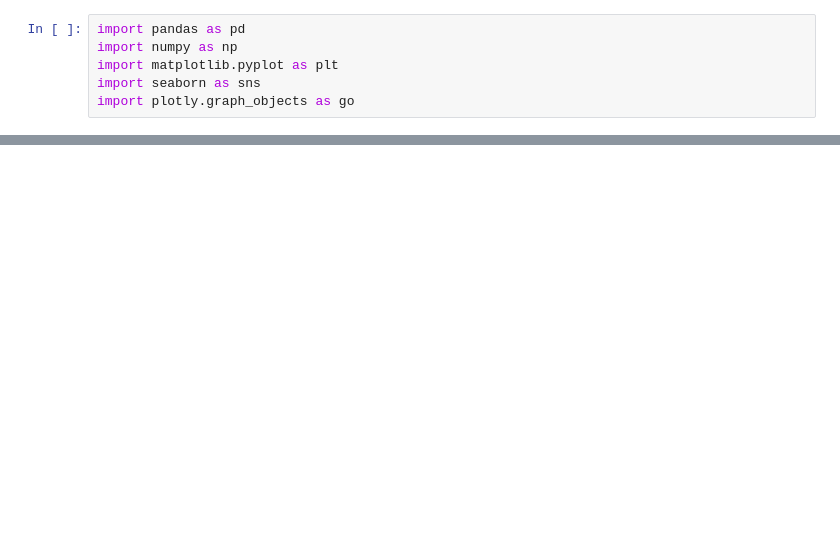
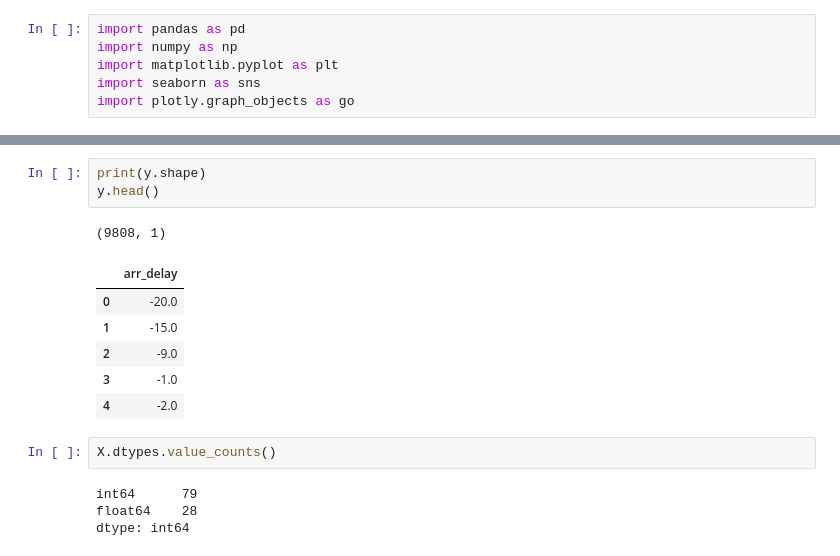
Before and after one commit to Zmek95/Flight_Delay_Predictor, a Jupyter notebook: full_framework.ipynb, the cells around one changed output, grey strips where cells are left out. Saved outputs shown, nothing was run; the diff lists cells and outputs as text; blank space fills up the shorter version.

```diff
--- a/full_framework.ipynb
+++ b/full_framework.ipynb
@@ -6,0 +22,17 @@ import plotly.graph_objects as go
+# %%
+print(y.shape)
+y.head()
+# %% [output]
+(9808, 1)
+|  | arr_delay |
+| 0 | -20.0 |
+| 1 | -15.0 |
+| 2 | -9.0 |
+| 3 | -1.0 |
+| 4 | -2.0 |
+# %%
+X.dtypes.value_counts()
+# %% [output]
+int64      79
+float64    28
+dtype: int64
```
Also changed, not shown: parts of 16 cells of this notebook, 1 other file.
